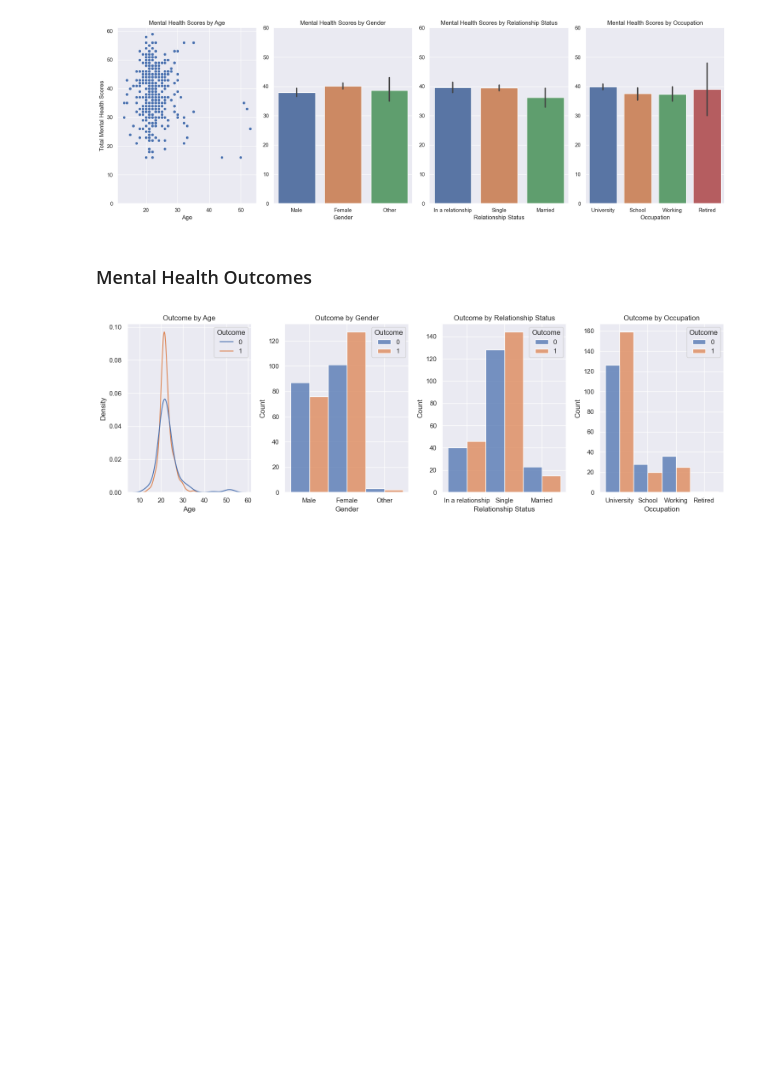
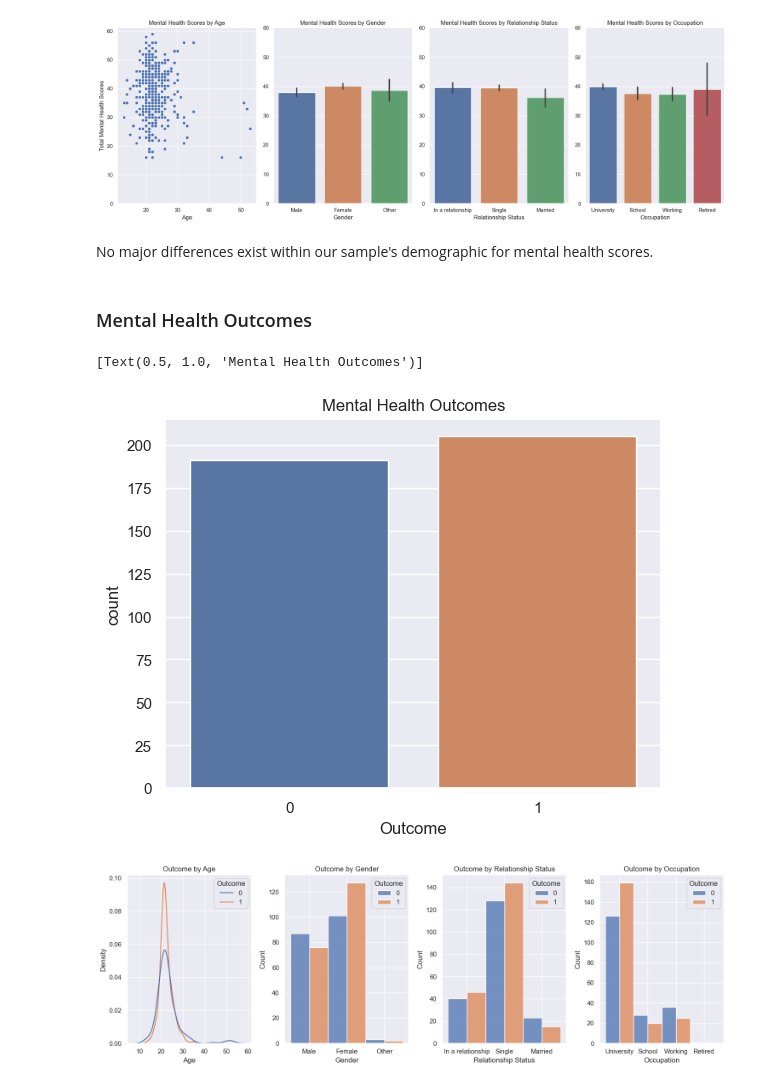
Before and after one commit to allygee/smmh_project, a Jupyter notebook: Social Media Mental Heallth Notebook.ipynb, the cells around one changed output. Drawn from its saved outputs; the diff is of its cells as text; code cells hidden in the pictures; blank space fills up the shorter version.

```diff
--- a/Social Media Mental Heallth Notebook.ipynb
+++ b/Social Media Mental Heallth Notebook.ipynb
@@ -650,8 +715,15 @@ plt.tight_layout()
 plt.show()
 # %% [output]
 [figure]
+# %% [markdown]
+No major differences exist within our sample's demographic for mental health scores.
 # %% [markdown]
 ### Mental Health Outcomes
+# %%
+sns.countplot(data=data, x=data['Outcome']).set(title="Mental Health Outcomes")
+# %% [output]
+[Text(0.5, 1.0, 'Mental Health Outcomes')]
+[figure, added]
 # %%
 plt.figure(figsize=(15, 5))
 
```
Also changed, not shown: parts of 42 cells of this notebook.
